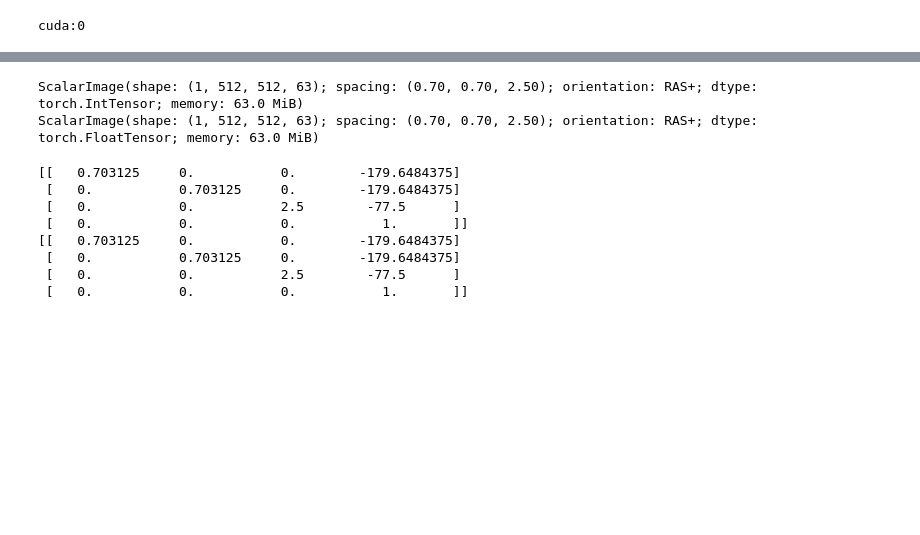
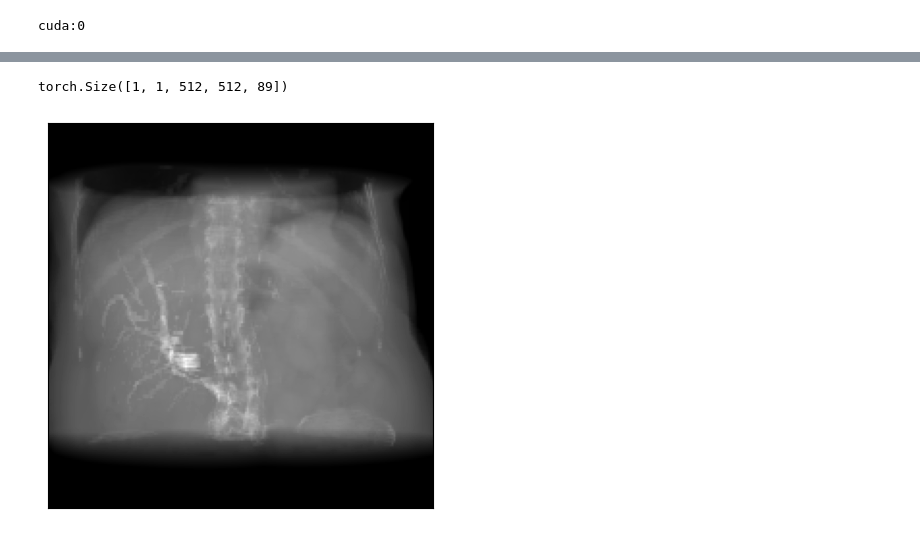
Before and after one commit to LucianoDeben/5ARIP10-ITP-T3G3, a Jupyter notebook: notebooks/diffdrr.ipynb, the cells around one changed output, grey strips where cells are left out. Saved outputs shown, nothing was run; the diff lists cells and outputs as text; code cells hidden in the pictures; blank space fills up the shorter version.

```diff
--- a/notebooks/diffdrr.ipynb
+++ b/notebooks/diffdrr.ipynb
@@ -80,4 +85,8 @@ torch.Size([1, 1, 512, 512, 63]) torch.Size([1, 1, 512, 512, 63])
 torch.float32 torch.int32
+# %%
+image.shape
+# %% [output]
+torch.Size([1, 1, 512, 512, 89])
 # %%
 labels = [0, 1, 2, 3, 4]
 
@@ -89 +98,24 @@ subject = read(tensor=image[0], label_tensor=seg[0], labels=labels, orientation=
+# %%
+from src.drr import create_drr
+
+img = create_drr(
+    volume=image[0],
+    segmentation=seg[0],
+    sdd=1020,
+    height=200,
+    width=200,
+    delx=2.0,
+    dely=2.0,
+    x0=0,
+    y0=0,
+    reverse_x_axis=True,
+    patch_size=None,
+    renderer="siddon",
+    rotations=torch.tensor([[0.0, 0.0, 0.0]]),
+)
+# %%
+im = img.sum(dim=1, keepdim=True)
+drr_image = plot_drr(im, ticks=False)
+# %% [output]
+[figure, added]
 # %%
@@ -92,24 +125,6 @@ subject_path = read(
     orientation="AP",
     bone_attenuation_multiplier=5,
 )
-# %%
-print(subject_path["volume"])
-print(subject["volume"])
-# %% [output]
-ScalarImage(shape: (1, 512, 512, 63); spacing: (0.70, 0.70, 2.50); orientation: RAS+; dtype: torch.IntTensor; memory: 63.0 MiB)
-ScalarImage(shape: (1, 512, 512, 63); spacing: (0.70, 0.70, 2.50); orientation: RAS+; dtype: torch.FloatTensor; memory: 63.0 MiB)
-# %%
-print(subject["volume"].affine)
-print(subject_path["volume"].affine)
-# %% [output]
-[[   0.703125     0.           0.        -179.6484375]
- [   0.           0.703125     0.        -179.6484375]
- [   0.           0.           2.5        -77.5      ]
- [   0.           0.           0.           1.       ]]
-[[   0.703125     0.           0.        -179.6484375]
- [   0.           0.703125     0.        -179.6484375]
- [   0.           0.           2.5        -77.5      ]
- [   0.           0.           0.           1.       ]]
 # %%
 # Create a DRR object
 drr = DRR(
```
Also changed, not shown: parts of 23 cells of this notebook, 13 other files.
